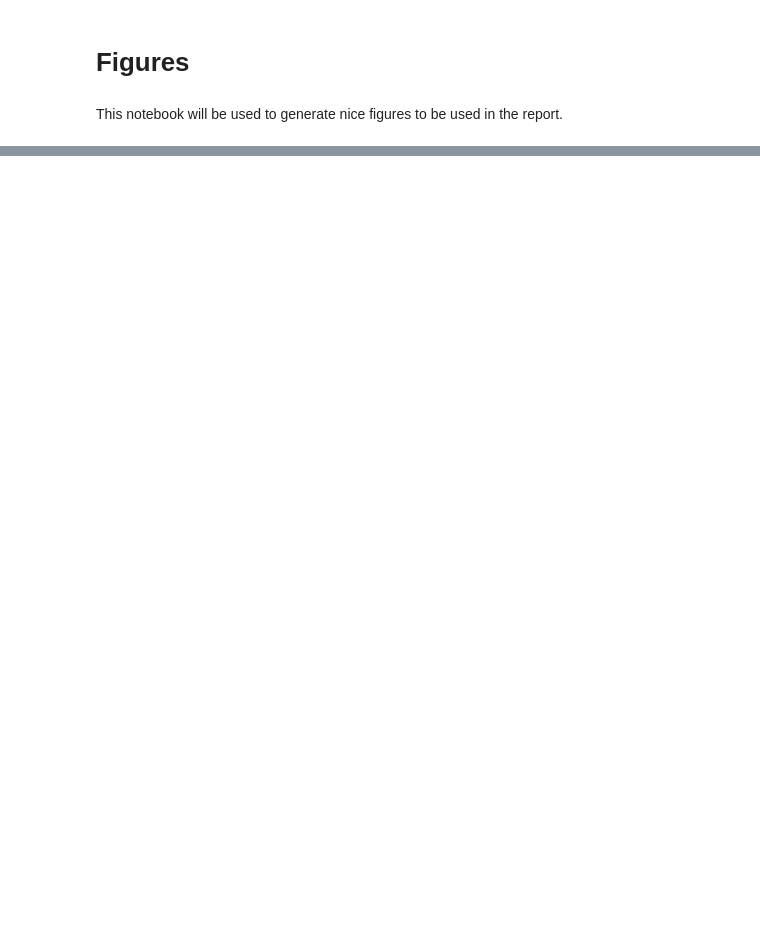
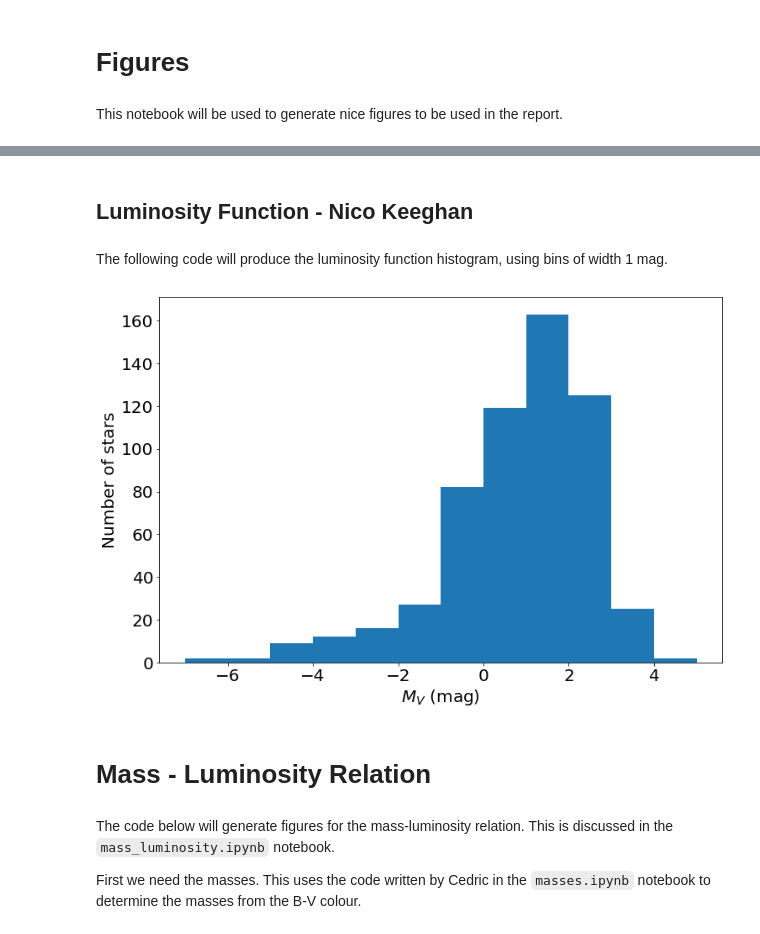
Before and after one commit to cedliang/ASP3231-Project-NGC-3293-, a Jupyter notebook: src/figures/figures.ipynb, the cells around one changed output, grey strips where cells are left out. Saved outputs shown, nothing was run; the diff lists cells and outputs as text; code cells hidden in the pictures; blank space fills up the shorter version.

```diff
--- a/src/figures/figures.ipynb
+++ b/src/figures/figures.ipynb
@@ -152,0 +169,23 @@ plt.show()
+# %% [markdown]
+## Luminosity Function - Nico Keeghan
+# %% [markdown]
+The following code will produce the luminosity function histogram, using bins of width 1 mag.
+# %%
+fig, ax = plt.subplots(figsize = (12,8))
+
+bins = [i for i in range(int(min(Mv_filtered))-1,int(max(Mv_filtered))+2)]
+
+num, bins, patch = plt.hist(Mv_filtered, bins=bins)
+plt.ylabel('Number of stars')
+plt.xlabel('$M_V$ (mag)')
+
+plt.savefig('M_V_histogram.pdf')
+plt.show()
+# %% [output]
+[figure, added]
+# %% [markdown]
+# Mass - Luminosity Relation
+# %% [markdown]
+The code below will generate figures for the mass-luminosity relation. This is discussed in the `mass_luminosity.ipynb` notebook.
+
+First we need the masses. This uses the code written by Cedric in the `masses.ipynb` notebook to determine the masses from the B-V colour.
```
Also changed, not shown: parts of 19 cells of this notebook, 4 other files.
